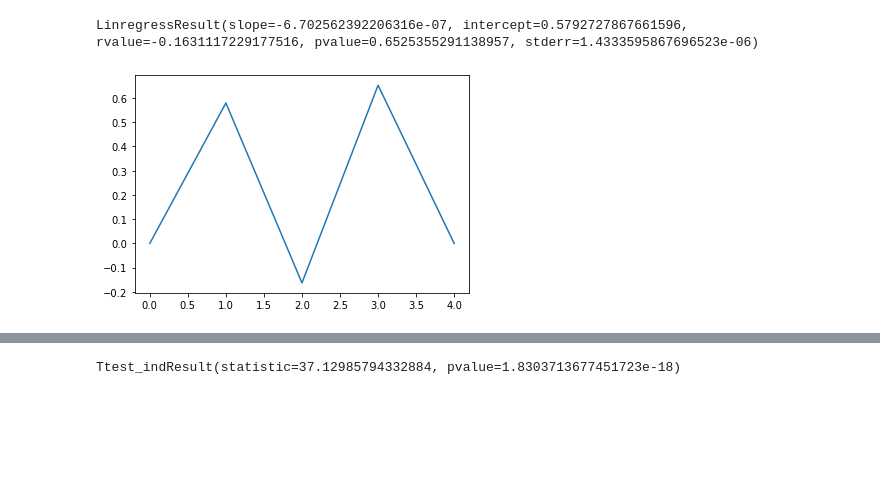
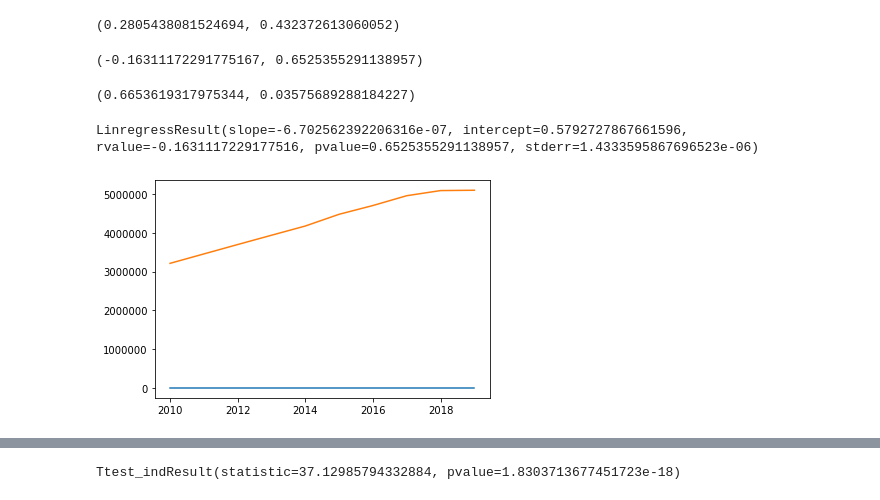
Before and after one commit to swinter00/si330_final, a Jupyter notebook: final.ipynb, the cells around one changed output, grey strips where cells are left out. Drawn from its saved outputs; the diff is of its cells as text; code cells hidden in the pictures; blank space fills up the shorter version.

Commit message:
Finish some stats and viz

```diff
--- a/final.ipynb
+++ b/final.ipynb
@@ -139,3 +145,18 @@ total_schools, total_subjects = get_school_data()
+# %%
+# Correlation between median yearly income and percentage of Americans with some college living under the poverty line
+stats.pearsonr(median_yearly, college_poverty_rate)
+# %% [output]
+(0.2805438081524694, 0.432372613060052)
+# %%
+# Correlation between median yearly income and percentage of Americans 18-24 with some college
+stats.pearsonr(median_yearly, college_1824)
+# %% [output]
+(-0.16311172291775167, 0.6525355291138957)
+# %%
+# Correlation between percentage of Americans 18-24 with some college and colume of AP exams administered
+stats.pearsonr(college_1824, volume_data[1:])
+# %% [output]
+(0.6653619317975344, 0.03575689288184227)
 # %%
 def get_regression_line(series1, series2):
     combined = np.array([series1, series2])
@@ -146,8 +167,9 @@ get_regression_line(median_yearly, college_1824)
 LinregressResult(slope=-6.702562392206316e-07, intercept=0.5792727867661596, rvalue=-0.1631117229177516, pvalue=0.6525355291138957, stderr=1.4333595867696523e-06)
 # %%
 import matplotlib.pyplot as plt
-
-plt.plot(get_regression_line(median_yearly, college_1824))
+# Plot line of college and volume data, adjust y values for both
+plt.plot(college_1824)
+plt.plot(volume_data[:-1])
 plt.show()
 # %% [output]
-[figure, old version]
+[figure, new version]
```
Also changed, not shown: parts of 9 cells of this notebook.
